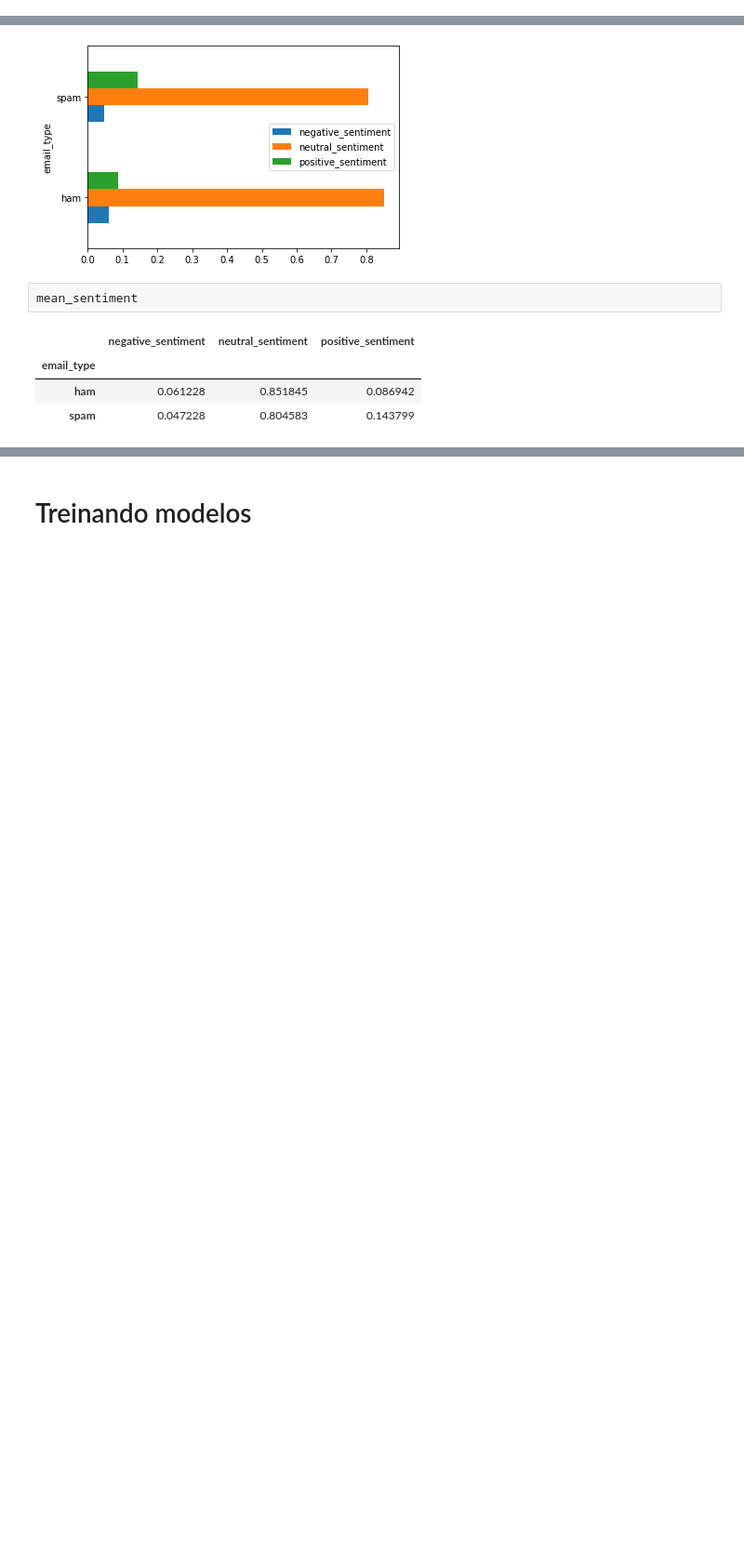
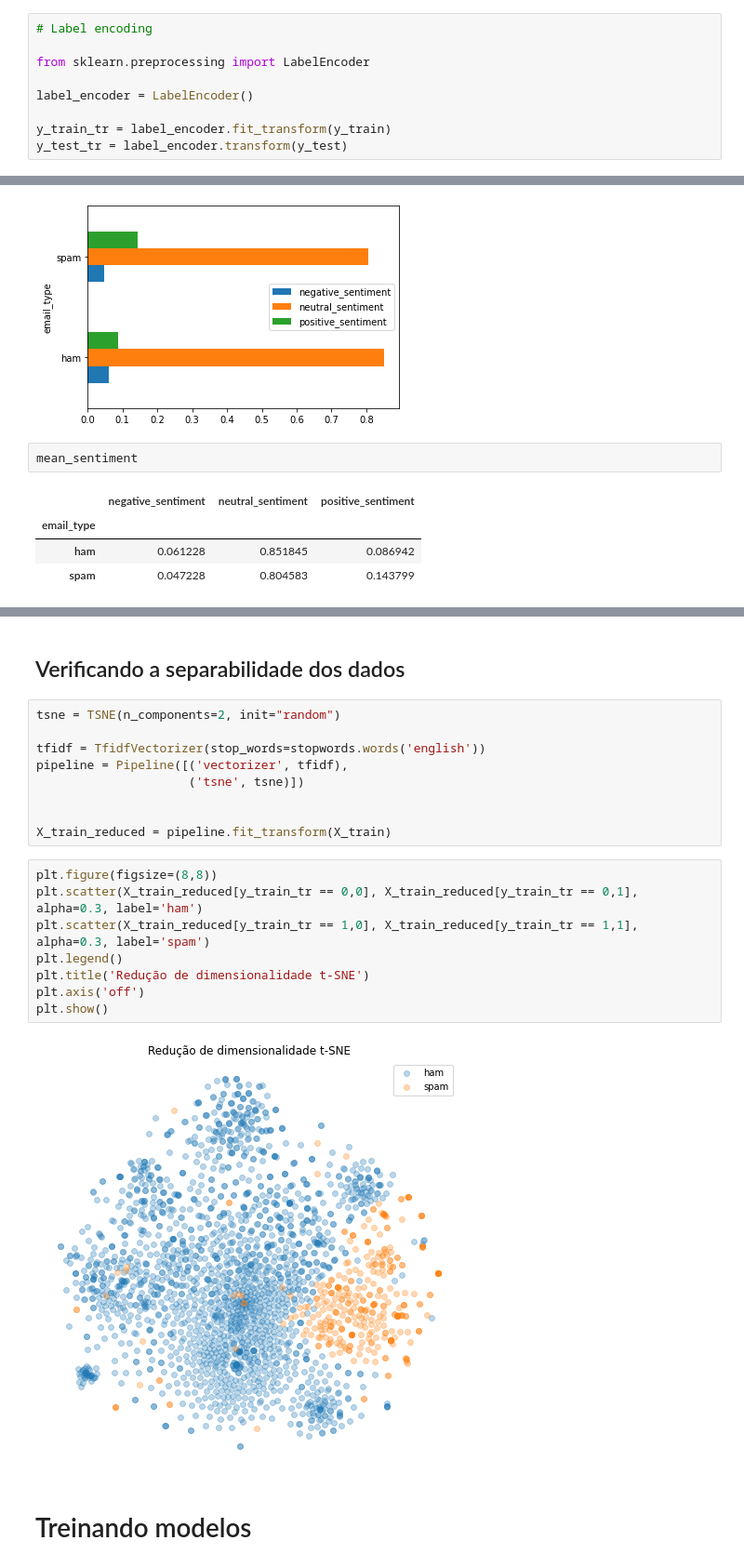
Before and after one commit to franklinzppa/spam, a Jupyter notebook: notebooks/model-spam.ipynb, the cells around one changed output, grey strips where cells are left out. Shown: that part at 93% size. Drawn from its saved outputs; the diff is of its cells as text; blank space fills up the shorter version.

```diff
--- a/notebooks/model-spam.ipynb
+++ b/notebooks/model-spam.ipynb
@@ -119,2 +106,11 @@ https://towardsdatascience.com/elegant-text-pre-processing-with-nltk-in-sklearn-
+# %%
+# Label encoding
+
+from sklearn.preprocessing import LabelEncoder
+
+label_encoder = LabelEncoder()
+
+y_train_tr = label_encoder.fit_transform(y_train)
+y_test_tr = label_encoder.transform(y_test)
 # %% [markdown]
 # EDA
@@ -180,2 +217,23 @@ text = ''.join(df_tr2['email_content'])
+# %% [markdown]
+## Verificando a separabilidade dos dados
+# %%
+tsne = TSNE(n_components=2, init="random")
+
+tfidf = TfidfVectorizer(stop_words=stopwords.words('english'))
+pipeline = Pipeline([('vectorizer', tfidf),
+                     ('tsne', tsne)])
+
+
+X_train_reduced = pipeline.fit_transform(X_train)
+# %%
+plt.figure(figsize=(8,8))
+plt.scatter(X_train_reduced[y_train_tr == 0,0], X_train_reduced[y_train_tr == 0,1], alpha=0.3, label='ham')
+plt.scatter(X_train_reduced[y_train_tr == 1,0], X_train_reduced[y_train_tr == 1,1], alpha=0.3, label='spam')
+plt.legend()
+plt.title('Redução de dimensionalidade t-SNE')
+plt.axis('off')
+plt.show()
+# %% [output]
+[figure, added]
 # %% [markdown]
 # Treinando modelos
```
Also changed, not shown: parts of 54 cells of this notebook, 1 other file.
